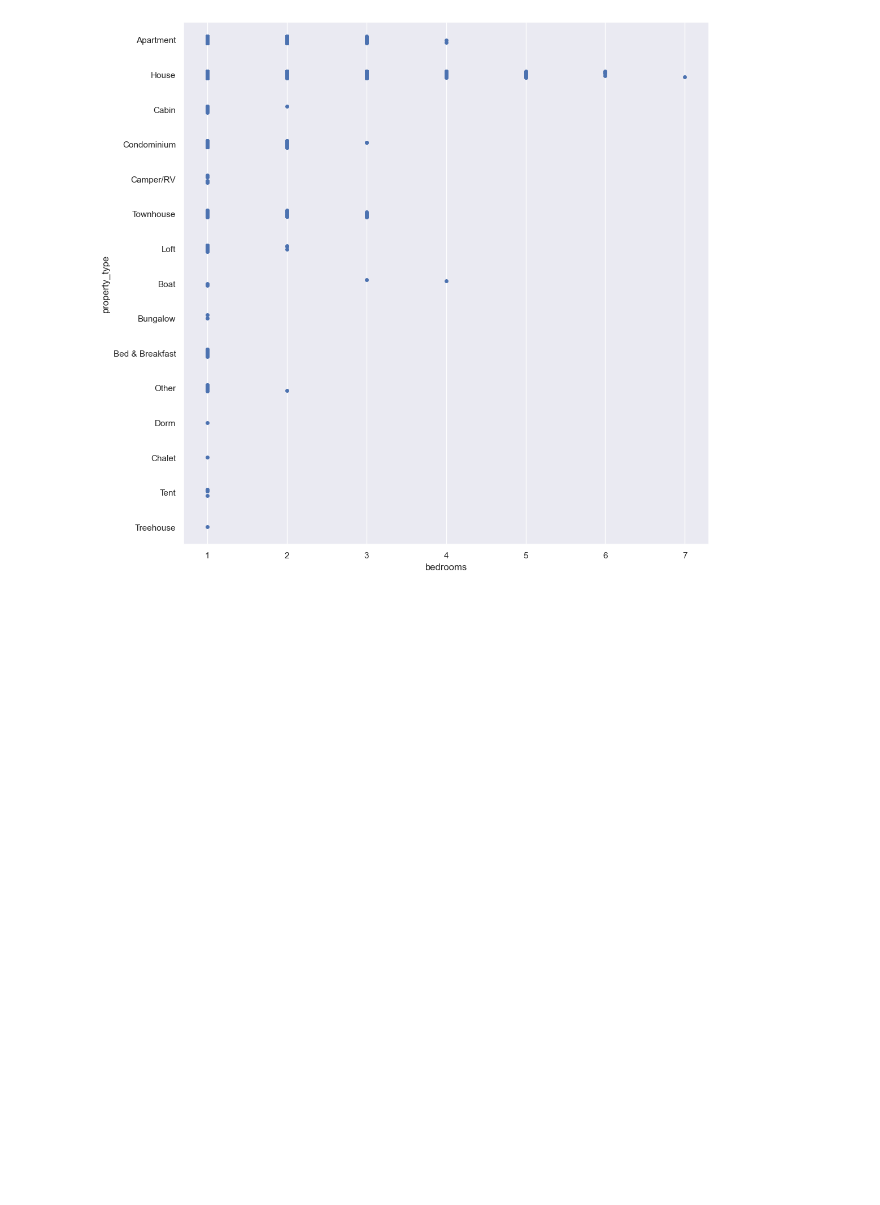
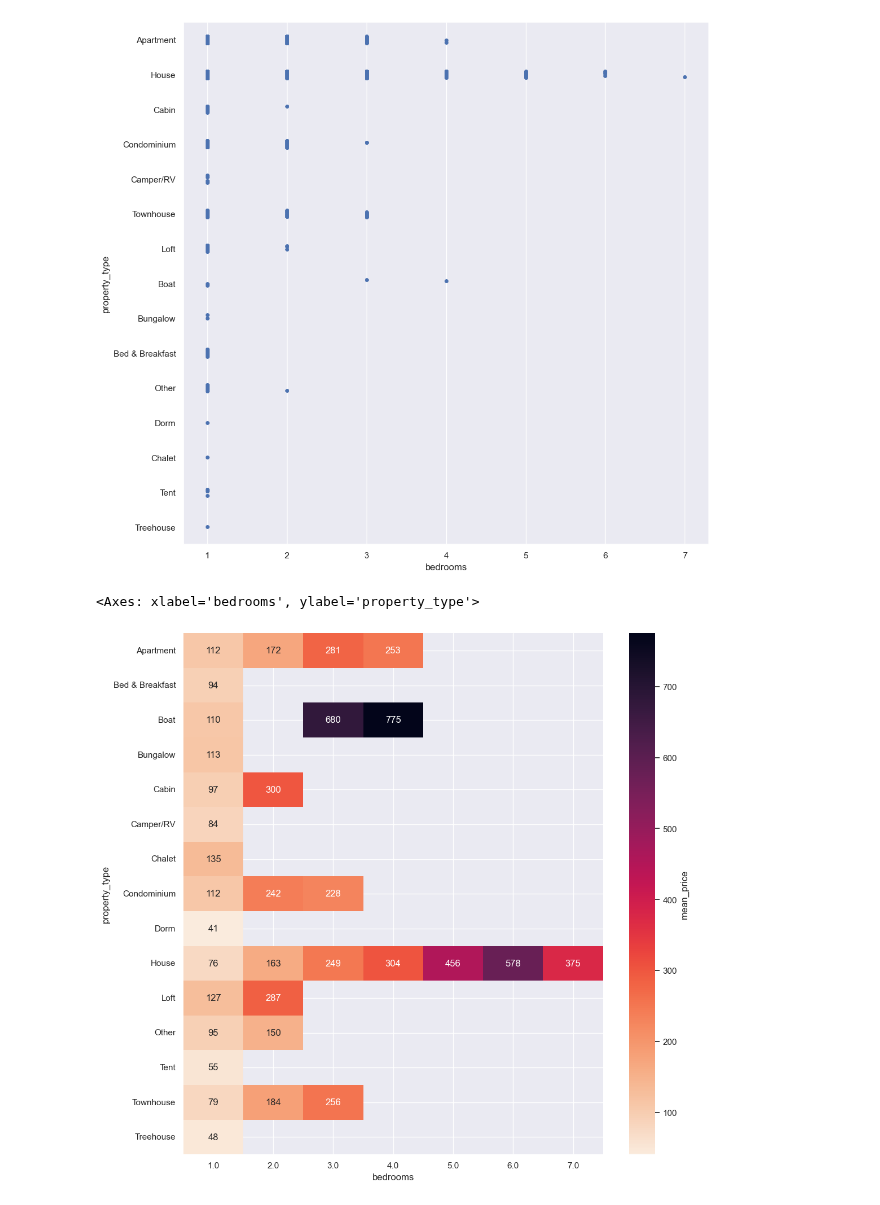
Before and after one commit to bhavya-06darshnik/Airbnb_Data_Analysis, a Jupyter notebook: EDA_1.ipynb, the cells around one changed output. Cells and saved outputs as stored; diff of their text form; code cells hidden in the pictures; blank space fills up the shorter version.

```diff
--- a/EDA_1.ipynb
+++ b/EDA_1.ipynb
@@ -191,3 +193,9 @@ sb.stripplot(x='bedrooms', y='property_type', data=room_df)
 # %% [output]
 <Axes: xlabel='bedrooms', ylabel='property_type'>
 [figure]
+# %%
+plt.figure(figsize=(12,12))
+sb.heatmap(df.groupby(['property_type', 'bedrooms']).price.mean().unstack(),annot=True, fmt=".0f", cmap = sb.cm.rocket_r, cbar_kws={'label': 'mean_price'})
+# %% [output]
+<Axes: xlabel='bedrooms', ylabel='property_type'>
+[figure, added]
```
Also changed, not shown: parts of 3 cells of this notebook, 1 other file.
